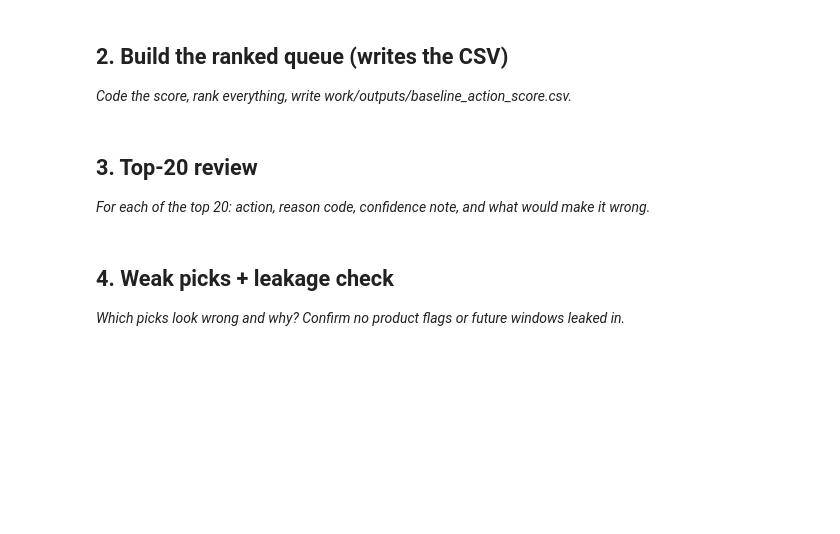
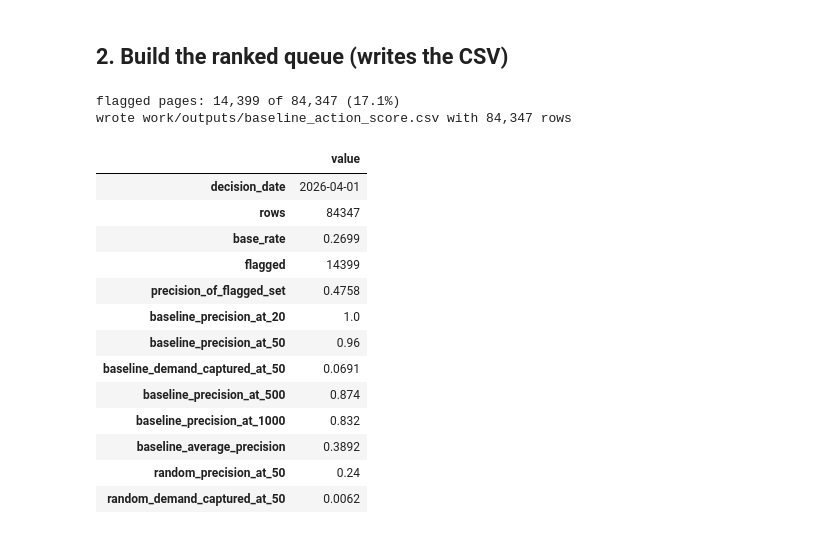
Before and after one commit to hassanali241/FlyRank, a Jupyter notebook: work/notebooks/w04_baseline_score.ipynb, the cells around one changed output. Drawn from its saved outputs; the diff is of its cells as text; code cells hidden in the pictures; blank space fills up the shorter version.

Commit message:
add w04 baseline score notebook and metrics receipt

```diff
--- a/work/notebooks/w04_baseline_score.ipynb
+++ b/work/notebooks/w04_baseline_score.ipynb
@@ -11,12 +109,66 @@ This skeleton is yours to fill. Work the sections **in order** — each one has
 # %% [markdown]
 ## 2. Build the ranked queue (writes the CSV)
-
-*Code the score, rank everything, write work/outputs/baseline_action_score.csv.*
-# %% [markdown]
-## 3. Top-20 review
-
-*For each of the top 20: action, reason code, confidence note, and what would make it wrong.*
-# %% [markdown]
-## 4. Weak picks + leakage check
-
-*Which picks look wrong and why? Confirm no product flags or future windows leaked in.*
+# %%
+SLIDE_CUT = -0.1
+
+flagged = frame["momentum"].lt(SLIDE_CUT) & frame["ctr_gap"].lt(0)
+frame["baseline_score"] = np.where(flagged, -frame["momentum"], 0.0)
+frame["reason_code"] = np.where(flagged, "sliding_and_under_clicked", "")
+frame["action"] = np.where(flagged, "refresh_and_rewrite_snippet", "no_action")
+
+queue = (frame.sort_values(["baseline_score", "imp"], ascending=[False, False])
+              .reset_index(drop=True))
+queue.insert(0, "rank", np.arange(1, len(queue) + 1))
+
+out_dir = ROOT / "work" / "outputs"
+out_dir.mkdir(parents=True, exist_ok=True)
+export_cols = ["rank", "content_hash_id", "client_hash_id", "baseline_score", "reason_code", "action",
+               "imp", "momentum", "avg_position", "position_tier", "ctr_pct", "tier_median_ctr"]
+queue[export_cols].to_csv(out_dir / "baseline_action_score.csv", index=False)
+
+print(f"flagged pages: {flagged.sum():,} of {len(frame):,} ({flagged.mean():.1%})")
+print(f"wrote work/outputs/baseline_action_score.csv with {len(queue):,} rows")
+# %% [output]
+flagged pages: 14,399 of 84,347 (17.1%)
+wrote work/outputs/baseline_action_score.csv with 84,347 rows
+# %%
+import json
+from sklearn.metrics import average_precision_score
+
+lost = frame["lost_per_day"]
+score = frame["baseline_score"]
+rng = np.random.default_rng(42)
+random_score = rng.random(len(frame))
+
+metrics = {
+    "decision_date": "2026-04-01",
+    "rows": int(len(frame)),
+    "base_rate": round(float(y.mean()), 4),
+    "flagged": int(flagged.sum()),
+    "precision_of_flagged_set": round(float(y[flagged].mean()), 4),
+    "baseline_precision_at_20": round(W.precision_at_k(score, y, 20), 4),
+    "baseline_precision_at_50": round(W.precision_at_k(score, y, 50), 4),
+    "baseline_demand_captured_at_50": round(W.demand_captured_at_k(score, y, lost, 50), 4),
+    "baseline_precision_at_500": round(W.precision_at_k(score, y, 500), 4),
+    "baseline_precision_at_1000": round(W.precision_at_k(score, y, 1000), 4),
+    "baseline_average_precision": round(float(average_precision_score(y, score)), 4),
+    "random_precision_at_50": round(W.precision_at_k(random_score, y, 50), 4),
+    "random_demand_captured_at_50": round(W.demand_captured_at_k(random_score, y, lost, 50), 4),
+}
+(out_dir / "w04_baseline_metrics.json").write_text(json.dumps(metrics, indent=2))
+pd.Series(metrics).to_frame("value")
+# %% [output]
+|  | value |
+| decision_date | 2026-04-01 |
+| rows | 84347 |
+| base_rate | 0.2699 |
+| flagged | 14399 |
+| precision_of_flagged_set | 0.4758 |
+| baseline_precision_at_20 | 1.0 |
+| baseline_precision_at_50 | 0.96 |
+| baseline_demand_captured_at_50 | 0.0691 |
+| baseline_precision_at_500 | 0.874 |
+| baseline_precision_at_1000 | 0.832 |
+| baseline_average_precision | 0.3892 |
+| random_precision_at_50 | 0.24 |
+| random_demand_captured_at_50 | 0.0062 |
```
Also changed, not shown: parts of 20 cells of this notebook, 1 other file.
